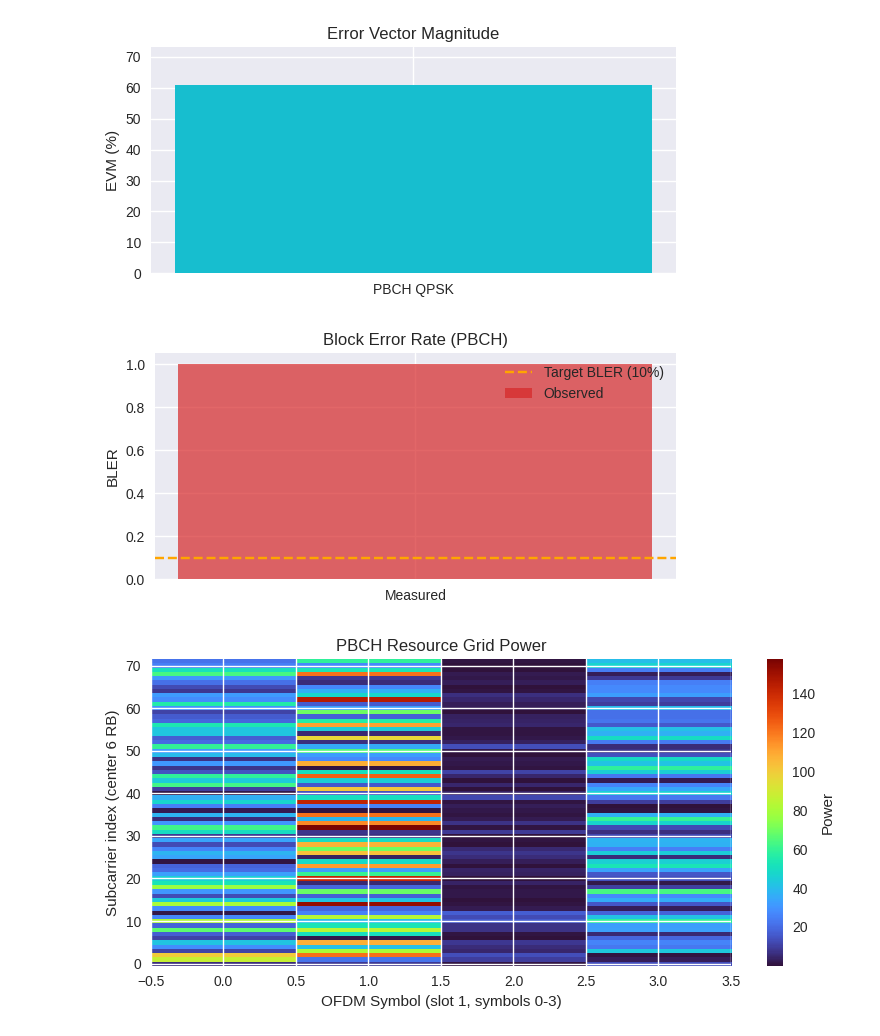
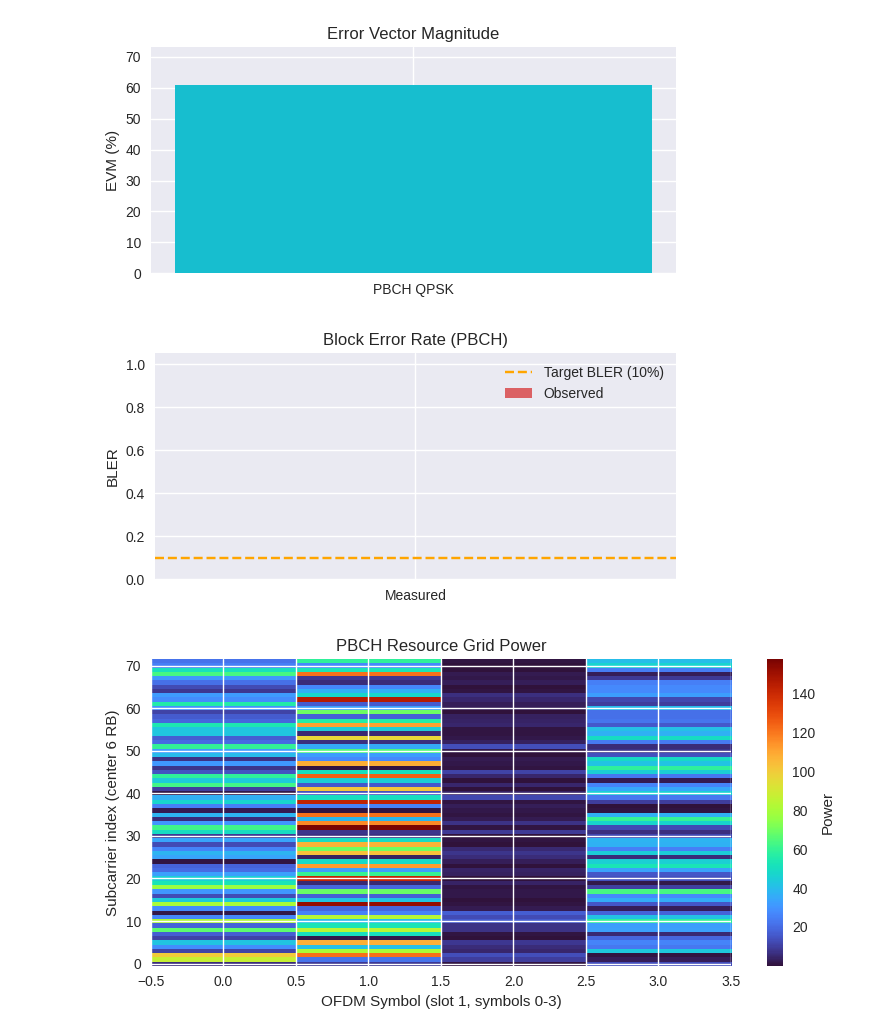
Before and after one commit to fserdeniz/yHHS, a Jupyter notebook: notebooks/LTE_Analiz.ipynb, the cells around one changed output. Cells and saved outputs as stored; diff of their text form; code cells hidden in the pictures.

```diff
--- a/notebooks/LTE_Analiz.ipynb
+++ b/notebooks/LTE_Analiz.ipynb
@@ -279,17 +303,18 @@ plt.tight_layout()
 [figure]
 # %%
 # BLER estimation (single PBCH block)
-block_error = 1 if analysis.get('CellRefP') is None else 0
+bit_errors = analysis.get('MIB_BitErrors')
+block_error = 1 if (bit_errors is None or bit_errors > 0) else 0
 plt.figure(figsize=(6, 3))
 plt.bar(['Measured'], [block_error], color='tab:red', alpha=0.7, label='Observed')
 plt.axhline(0.1, color='orange', linestyle='--', label='Target BLER (10%)')
 plt.title('Block Error Rate (PBCH)')
 plt.ylabel('BLER')
 plt.ylim(0, 1.05)
 plt.legend()
 plt.tight_layout()
 # %% [output]
-[figure, old version]
+[figure, new version]
 # %%
 # Resource grid visualization (abs magnitude)
 resource_grid = np.abs(pbch_re)**2
```
Also changed, not shown: parts of 3 cells of this notebook, 1 other file.
